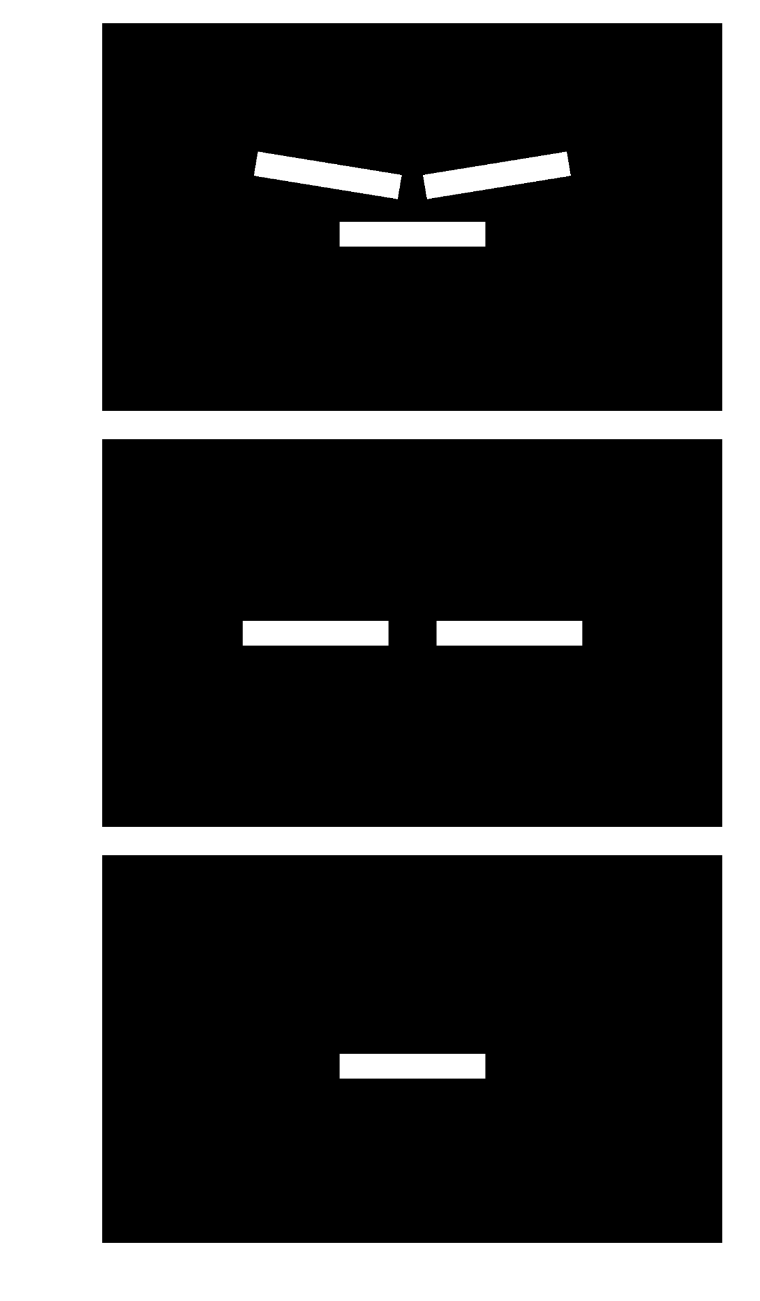
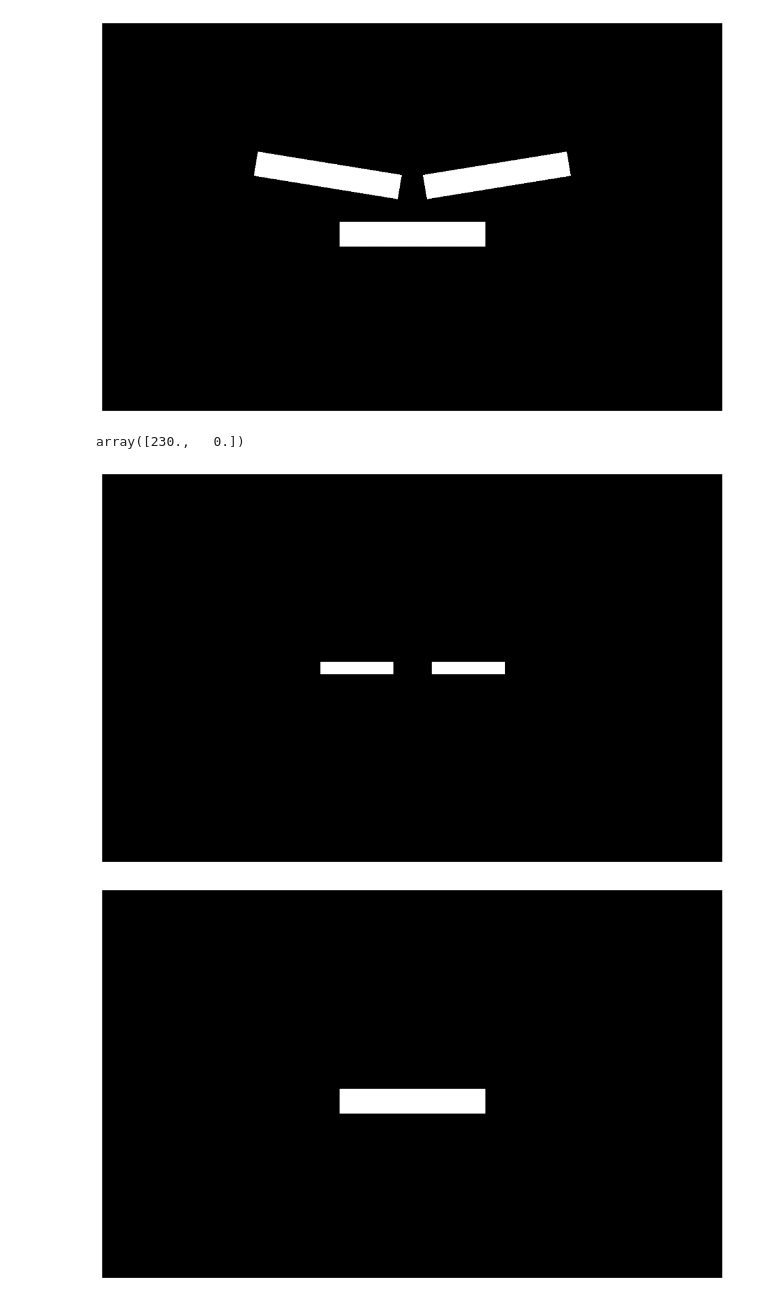
Before and after one commit to scliu7/useful_stuff, a Jupyter notebook: active_matters/draw_bars/draw_bar_from_coord.ipynb, the cells around one changed output. Saved outputs shown, nothing was run; the diff lists cells and outputs as text; code cells hidden in the pictures.

```diff
--- a/active_matters/draw_bars/draw_bar_from_coord.ipynb
+++ b/active_matters/draw_bars/draw_bar_from_coord.ipynb
@@ -157,26 +165,31 @@ plt.show()
+# %%
+R3_c - R2_c
+# %% [output]
+array([230.,   0.])
 # %%
 # Define input values
-size = (50, 300)  # width, height
-coords = [(-200, 0), (200, 0)]  # x, y coordinates of bars
+size = (25, 150)  # width, height
+coords = [(-115, 0), (115, 0)]  # x, y coordinates of bars
 angles = [0, 0]  # angles of bars
 
 # Rotate the bar configuration by 90 degrees
 rotation_angle = 0
 rotated_coords, rotated_angles = rotate_configuration(coords, angles, rotation_angle)
 
 
 image = draw_bars(size, rotated_coords, rotated_angles)
 
 # Save the image as a TIFF file
-save_tiff('stretch_2', image)
+#save_tiff('stretch_2', image)
+save_tiff('2_bars', image)
 
 # Display the image
 plt.figure(figsize=(12.8, 8))
 plt.imshow(image, cmap='gray', origin='upper')
 plt.axis('off')
 plt.show()
 # %% [output]
-[figure, old version]
+[figure, new version]
 # %%
 # Define input values
 size = (50, 300)  # width, height
```
Also changed, not shown: parts of 2 cells of this notebook, 2 other files.
